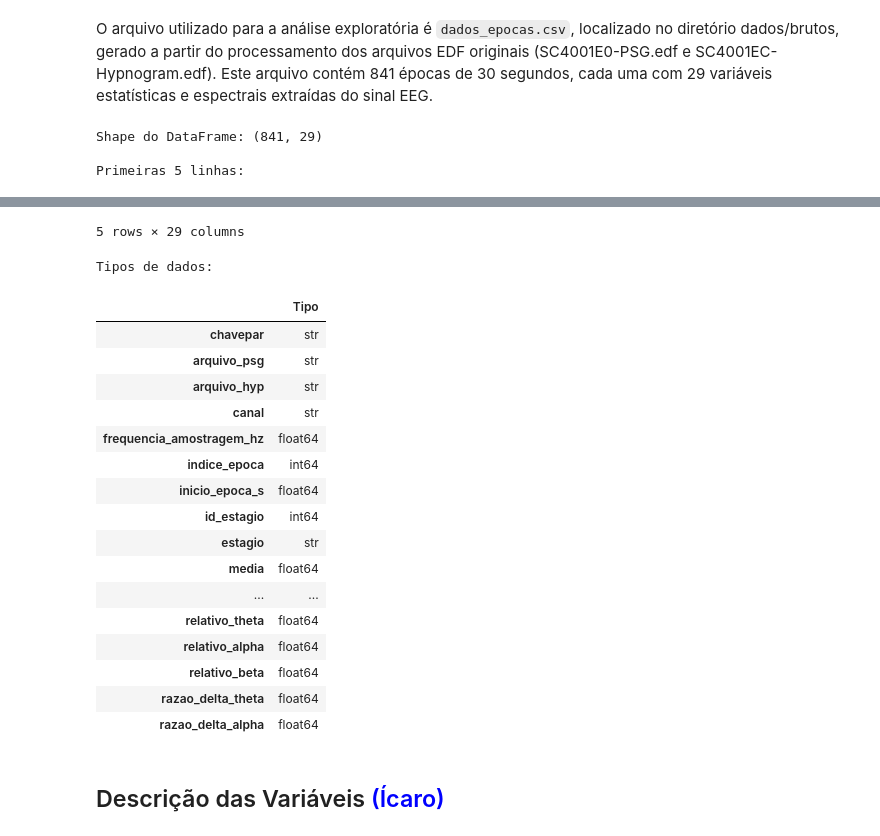
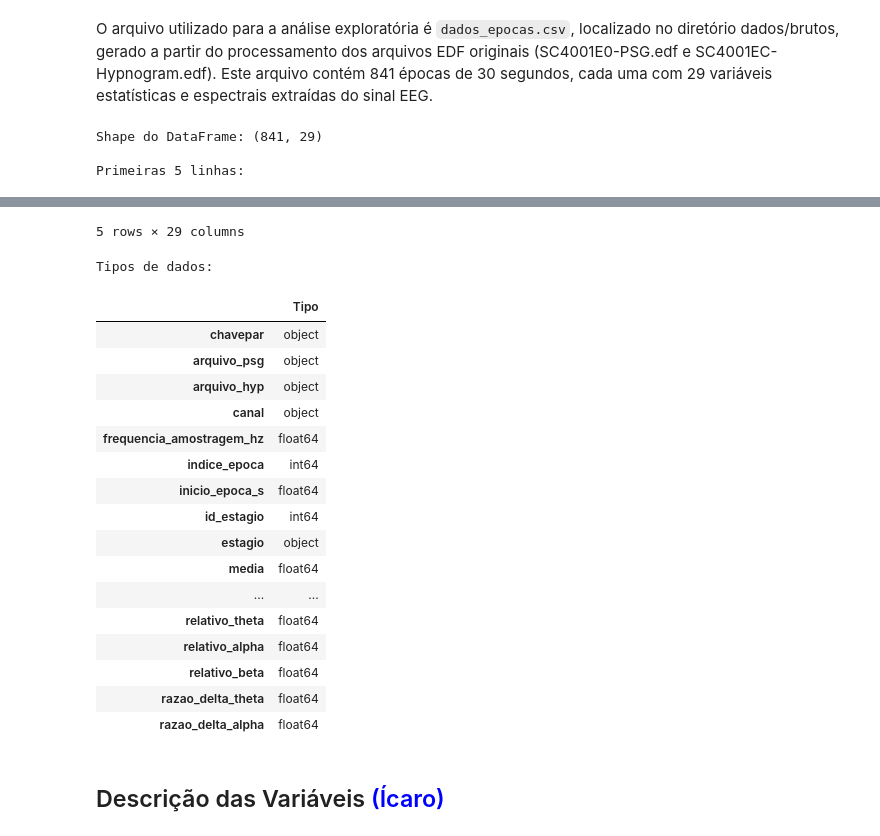
Before and after one commit to gabrielbtt/analise-estados-sono-eeg, a Jupyter notebook: notebooks/T1_Analise_EEG_Sono.ipynb, the cells around one changed output, grey strips where cells are left out. Cells and saved outputs as stored; diff of their text form; code cells hidden in the pictures.

```diff
--- a/notebooks/T1_Analise_EEG_Sono.ipynb
+++ b/notebooks/T1_Analise_EEG_Sono.ipynb
@@ -437,37 +461,35 @@ SC4001E: 841 epocas
 O arquivo utilizado para a análise exploratória é `dados_epocas.csv`, localizado no diretório dados/brutos, gerado a partir do processamento dos arquivos EDF originais (SC4001E0-PSG.edf e SC4001EC-Hypnogram.edf). Este arquivo contém 841 épocas de 30 segundos, cada uma com 29 variáveis estatísticas e espectrais extraídas do sinal EEG.
 # %%
 # Carregamento da base processada
-import pandas as pd
-
-df = pd.read_csv("../dados/brutos/dados_epocas.csv")
+df = pd.read_csv("dados/brutos/dados_epocas.csv")
 print("Shape do DataFrame:", df.shape)
 print("\nPrimeiras 5 linhas:")
 display(df.head())
 
 print("\nTipos de dados:")
 display(pd.DataFrame(df.dtypes, columns=["Tipo"]))
 # %% [output]
 Shape do DataFrame: (841, 29)
 
 Primeiras 5 linhas:
 |  | chavepar | arquivo_psg | arquivo_hyp | canal | frequencia_amostragem_hz | indice_epoca | inicio_epoca_s | ... |
 | 0 | SC4001E | SC4001E0-PSG.edf | SC4001EC-Hypnogram.edf | Fpz-Cz | 100.0 | 0 | 28830.0 | ... |
 | 1 | SC4001E | SC4001E0-PSG.edf | SC4001EC-Hypnogram.edf | Fpz-Cz | 100.0 | 1 | 28860.0 | ... |
 | 2 | SC4001E | SC4001E0-PSG.edf | SC4001EC-Hypnogram.edf | Fpz-Cz | 100.0 | 2 | 28890.0 | ... |
 | 3 | SC4001E | SC4001E0-PSG.edf | SC4001EC-Hypnogram.edf | Fpz-Cz | 100.0 | 3 | 28920.0 | ... |
 | 4 | SC4001E | SC4001E0-PSG.edf | SC4001EC-Hypnogram.edf | Fpz-Cz | 100.0 | 4 | 28950.0 | ... |
 5 rows × 29 columns
 Tipos de dados:
 |  | Tipo |
-| chavepar | str |
-| arquivo_psg | str |
-| arquivo_hyp | str |
-| canal | str |
+| chavepar | object |
+| arquivo_psg | object |
+| arquivo_hyp | object |
+| canal | object |
 | frequencia_amostragem_hz | float64 |
 | indice_epoca | int64 |
 | inicio_epoca_s | float64 |
 | id_estagio | int64 |
-| estagio | str |
+| estagio | object |
 | media | float64 |
 | ... | ... |
 | relativo_theta | float64 |
```
Also changed, not shown: parts of 16 cells of this notebook.
